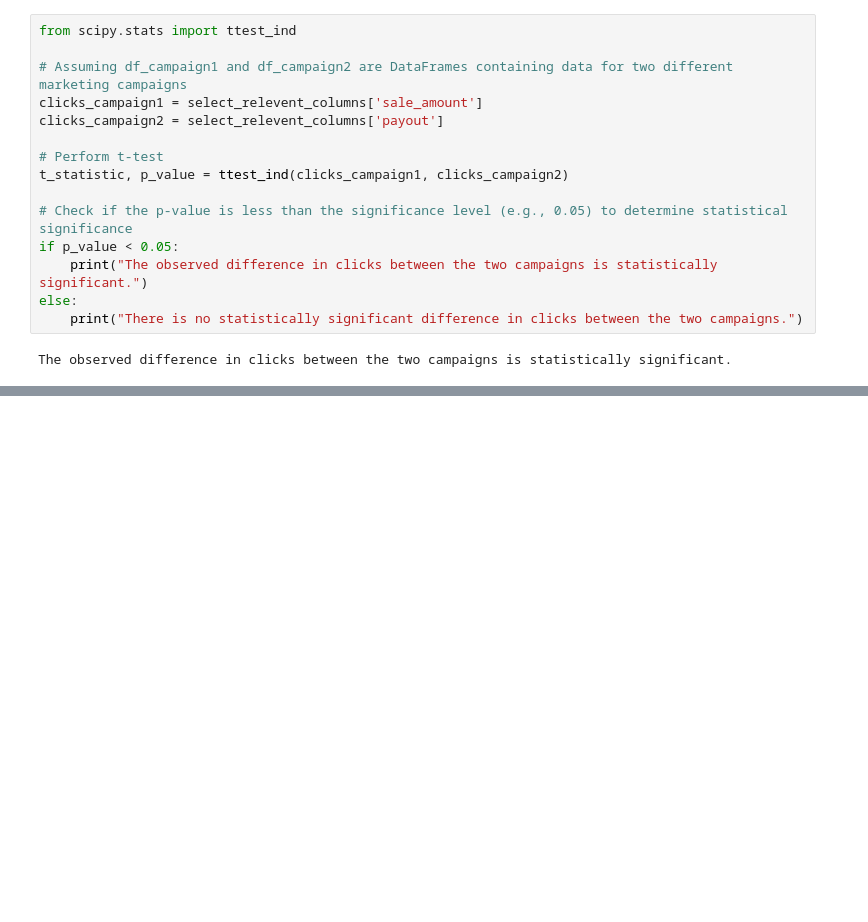
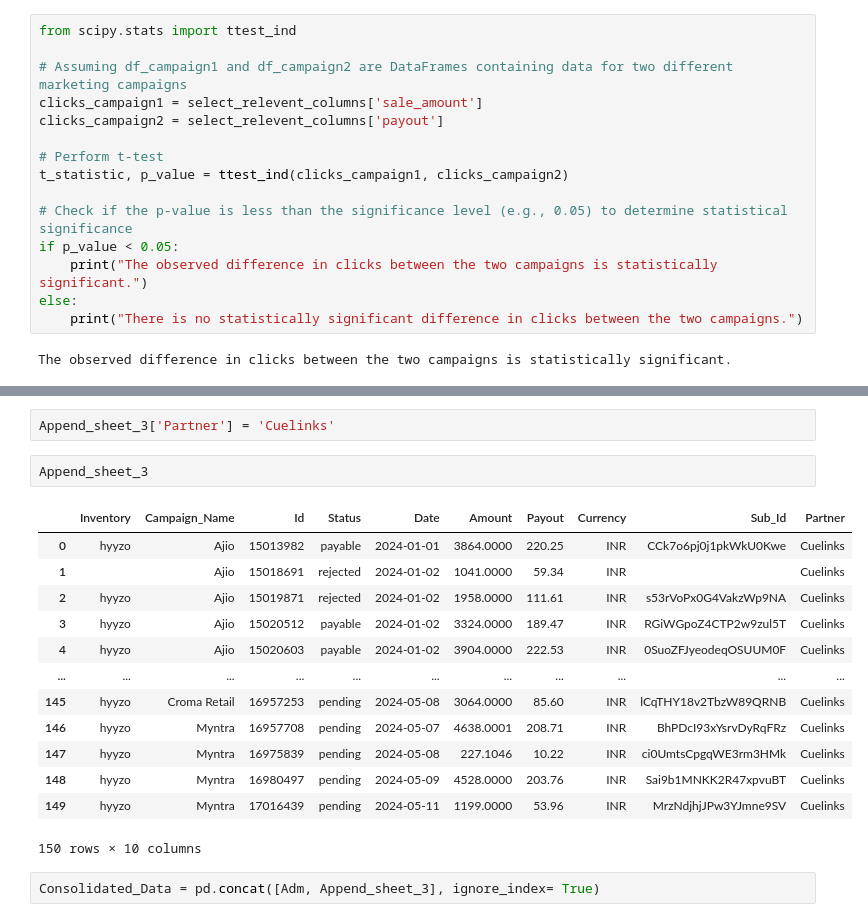
Before and after one commit to Maruf-Ahmad-khan/Data-Structure-And-Pandas-Leet-Code-solution-And-Regular-Expressions-in-Python, a Jupyter notebook: Data Structure with python/How to fetch data from api.ipynb, the cells around one changed output, grey strips where cells are left out. Saved outputs shown, nothing was run; the diff lists cells and outputs as text; blank space fills up the shorter version.

```diff
--- a/Data Structure with python/How to fetch data from api.ipynb
+++ b/Data Structure with python/How to fetch data from api.ipynb
@@ -381,0 +713,20 @@ The observed difference in clicks between the two campaigns is statistically sig
+# %%
+Append_sheet_3['Partner'] = 'Cuelinks'
+# %%
+Append_sheet_3
+# %% [output]
+|  | Inventory | Campaign_Name | Id | Status | Date | Amount | Payout | Currency | Sub_Id | Partner |
+| 0 | hyyzo | Ajio | 15013982 | payable | 2024-01-01 | 3864.0000 | 220.25 | INR | CCk7o6pj0j1pkWkU0Kwe | Cuelinks |
+| 1 |  | Ajio | 15018691 | rejected | 2024-01-02 | 1041.0000 | 59.34 | INR |  | Cuelinks |
+| 2 | hyyzo | Ajio | 15019871 | rejected | 2024-01-02 | 1958.0000 | 111.61 | INR | s53rVoPx0G4VakzWp9NA | Cuelinks |
+| 3 | hyyzo | Ajio | 15020512 | payable | 2024-01-02 | 3324.0000 | 189.47 | INR | RGiWGpoZ4CTP2w9zul5T | Cuelinks |
+| 4 | hyyzo | Ajio | 15020603 | payable | 2024-01-02 | 3904.0000 | 222.53 | INR | 0SuoZFJyeodeqOSUUM0F | Cuelinks |
+| ... | ... | ... | ... | ... | ... | ... | ... | ... | ... | ... |
+| 145 | hyyzo | Croma Retail | 16957253 | pending | 2024-05-08 | 3064.0000 | 85.60 | INR | lCqTHY18v2TbzW89QRNB | Cuelinks |
+| 146 | hyyzo | Myntra | 16957708 | pending | 2024-05-07 | 4638.0001 | 208.71 | INR | BhPDcI93xYsrvDyRqFRz | Cuelinks |
+| 147 | hyyzo | Myntra | 16975839 | pending | 2024-05-08 | 227.1046 | 10.22 | INR | ci0UmtsCpgqWE3rm3HMk | Cuelinks |
+| 148 | hyyzo | Myntra | 16980497 | pending | 2024-05-09 | 4528.0000 | 203.76 | INR | Sai9b1MNKK2R47xpvuBT | Cuelinks |
+| 149 | hyyzo | Myntra | 17016439 | pending | 2024-05-11 | 1199.0000 | 53.96 | INR | MrzNdjhjJPw3YJmne9SV | Cuelinks |
+150 rows × 10 columns
+# %%
+Consolidated_Data = pd.concat([Adm, Append_sheet_3], ignore_index= True)
```
Also changed, not shown: parts of 61 cells of this notebook, 8 other files.
